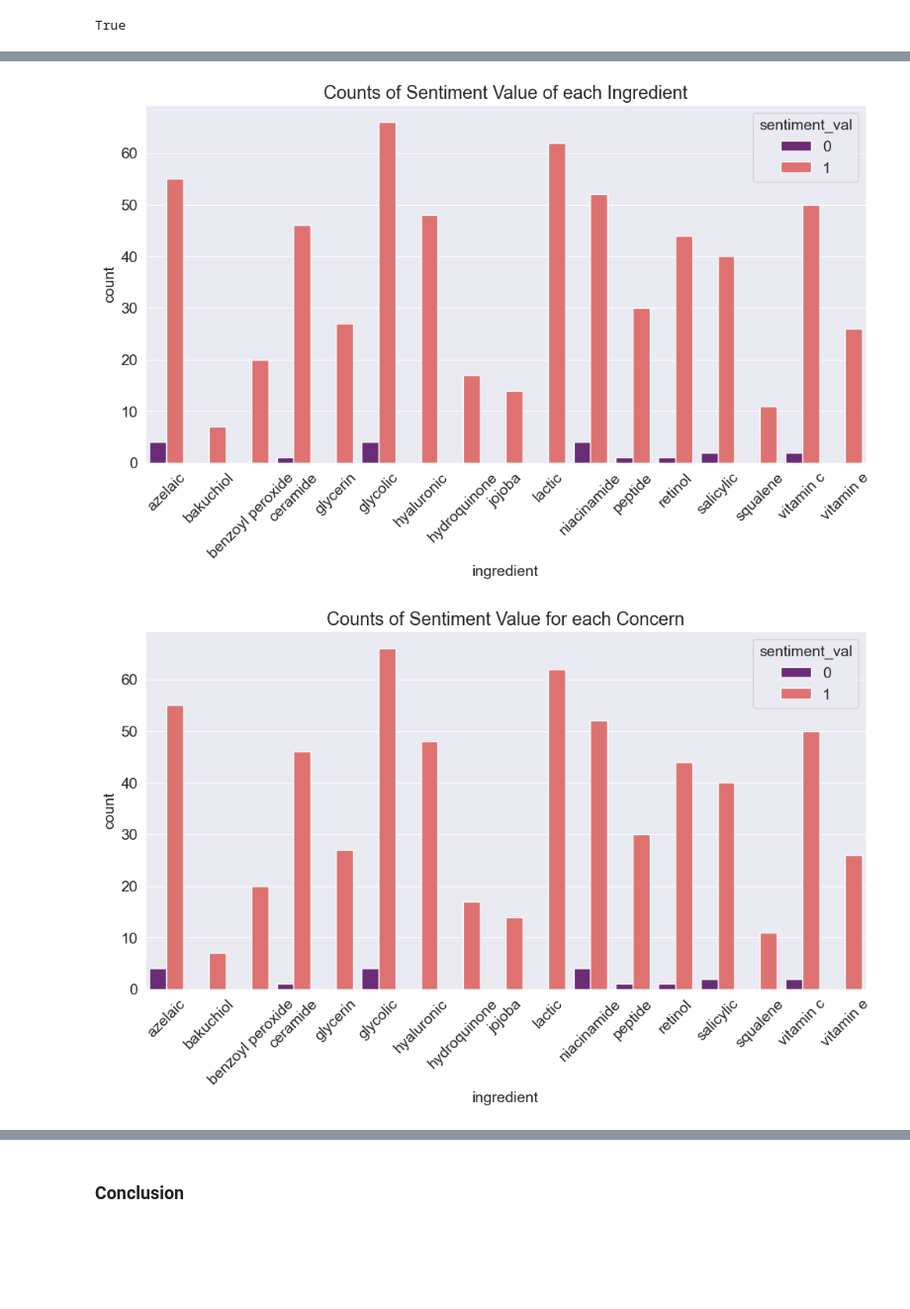
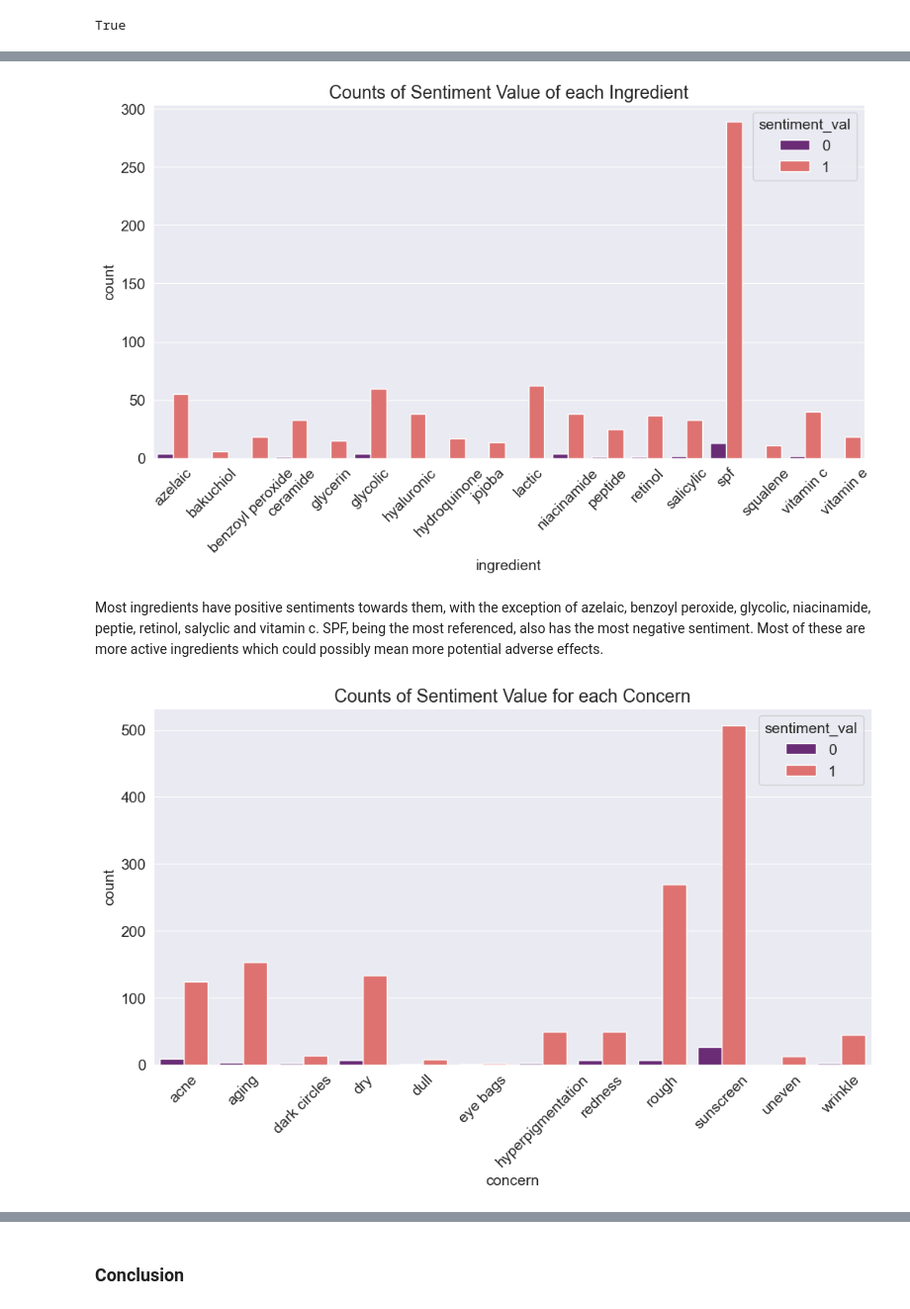
Before and after one commit to nandikaL/OX24006_EMAT0048-Part-2, a Jupyter notebook: OX24006_EMATM0048_Part2.ipynb, the cells around one changed output, grey strips where cells are left out. Shown at 99% size. Saved outputs shown, nothing was run; the diff lists cells and outputs as text; code cells hidden in the pictures; blank space fills up the shorter version.

```diff
--- a/OX24006_EMATM0048_Part2.ipynb
+++ b/OX24006_EMATM0048_Part2.ipynb
@@ -95,13 +102,13 @@ Inital runs of this exploratory analysis only looked into the top posts, however
 ing = [
     'retinol', 'vitamin c', 'hyaluronic', 'niacinamide', 'salicylic',
     'benzoyl peroxide', 'glycerin', 'peptide', 'ceramide',
-    'bakuchiol', 'vitamin e', 'glycolic', 'AHA', 'BHA', 'PHA',
-    'squalene', 'jojoba', 'azelaic', 'hydroquinone', 'lactic','SPF'
+    'bakuchiol', 'vitamin e', 'glycolic', 'spf',
+    'squalene', 'jojoba', 'azelaic', 'hydroquinone', 'lactic'
 ]
 #concerns to be looked at
 concerns = [
     'acne', 'dry', 'dull', 'redness', 'dark circles', 'eye bags',
-    'wrinkle', 'aging', 'uneven', 'rough', 'hyperpigmentation', 'sunscreen'
+    'wrinkle', 'aging', 'uneven', 'rough', 'hyperpigmentation', 'sunscreen' #sunscreen as a proxy for sun damage/sun protection
 ]
 # %%
 def get_date(submission):
@@ -960,15 +1005,17 @@ plt.xticks(rotation=45)
 plt.savefig('ing_sent.png')
 plt.show()
 # %% [output]
-[figure, old version]
+[figure, new version]
+# %% [markdown]
+Most ingredients have positive sentiments towards them, with the exception of azelaic, benzoyl peroxide, glycolic, niacinamide, peptie, retinol, salyclic and vitamin c. SPF, being the most referenced, also has the most negative sentiment. Most of these are more active ingredients which could possibly mean more potential adverse effects.
 # %%
 plt.figure(figsize=(12, 6))
-conc_sent = wdf.groupby(['concern', 'sentiment_val']).size().reset_index(name='count')
-lala = sns.color_palette("magma",2)
-sns.barplot(x='ingredient', y='count', hue='sentiment_val', data=ing_sent, palette=lala)
+conc_sent = wdf.groupby(['concern', 'sentiment_val']).size().reset_index(name='count')  # Make sure 'concern' exists
+lala = sns.color_palette("magma", 2)
+sns.barplot(x='concern', y='count', hue='sentiment_val', data=conc_sent, palette=lala)  # Use the correct DataFrame
 plt.title("Counts of Sentiment Value for each Concern")
 plt.xticks(rotation=45)
 plt.savefig('conc_sent.png')
 plt.show()
 # %% [output]
-[figure, old version]
+[figure, new version]
```
Also changed, not shown: parts of 74 cells of this notebook.
